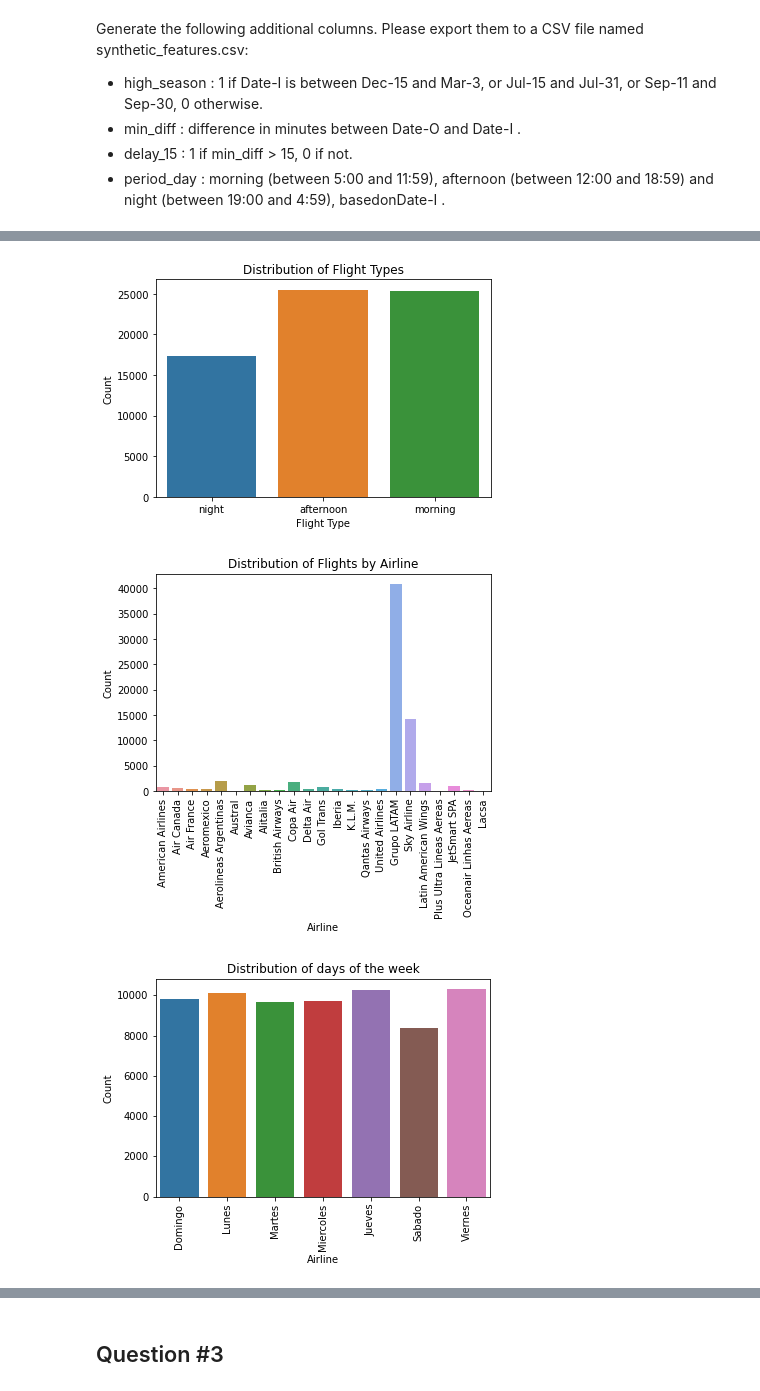
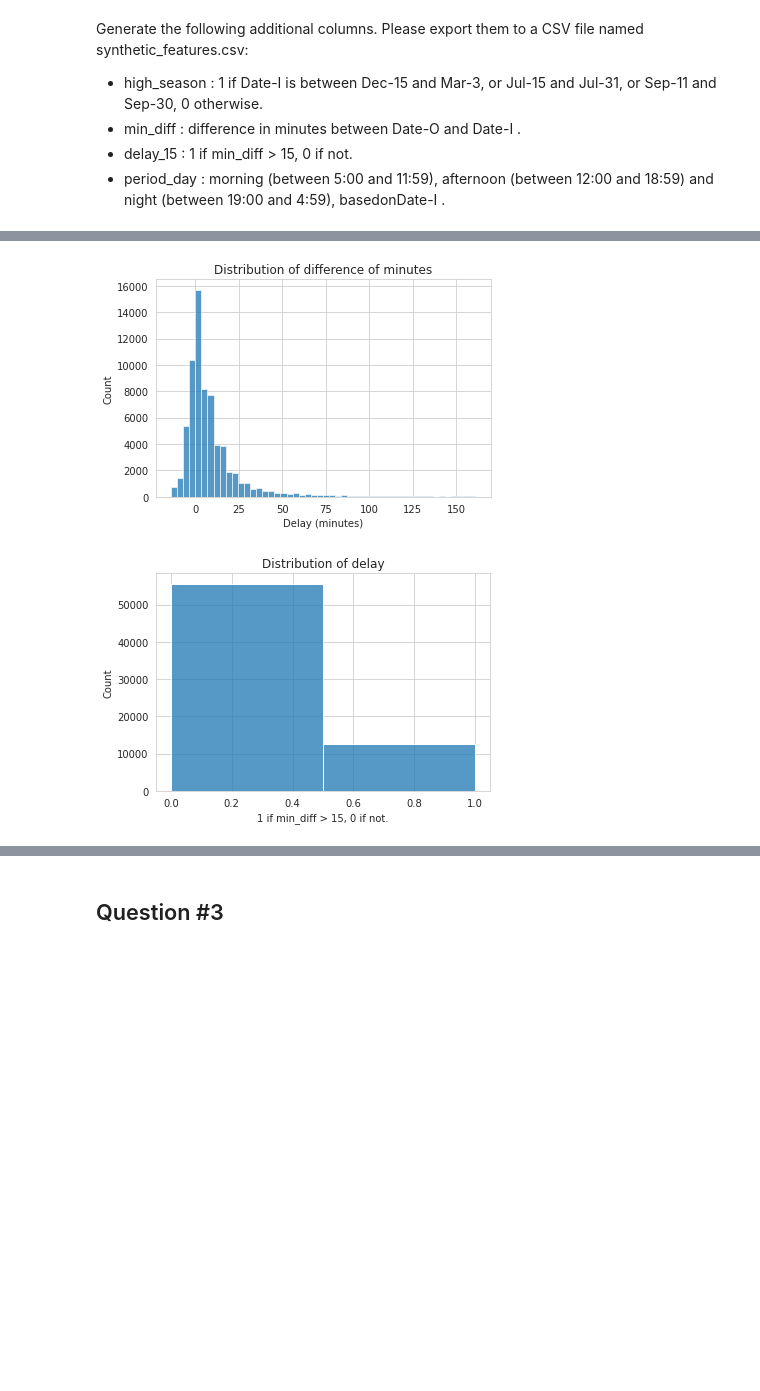
Before and after one commit to almendradelmoral/Challenge-Data-Scientist-Almendra-del-Moral, a Jupyter notebook: solution.ipynb, the cells around one changed output, grey strips where cells are left out. Cells and saved outputs as stored; diff of their text form; code cells hidden in the pictures; blank space fills up the shorter version.

```diff
--- a/solution.ipynb
+++ b/solution.ipynb
@@ -139,46 +252,22 @@ df['period_day'] = df['Fecha-I'].apply(lambda x: 'morning' if x.time().hour in m
 # Export to CSV
 df[['high_season', 'min_diff', 'delay_15', 'period_day']].to_csv('synthetic_features.csv', index=False)
 # %%
-## Visual exploratory analysis
-import seaborn as sns
-import matplotlib.pyplot as plt
-
-# Plot the distribution of flight types
-sns.countplot(x='TIPOVUELO', data=df)
-plt.title('Distribution of Flight Types')
-plt.xlabel('Flight Type')
-plt.ylabel('Count')
-plt.show()
+## Visual exploratory analysis of the new variables
 
 # Plot the distribution of high season
 sns.countplot(x='high_season', data=df)
-plt.title('Distribution of Flight Types')
+plt.title('Distribution of high season')
 plt.xlabel('Flight Type')
 plt.ylabel('Count')
 plt.show()
 
 # Plot the distribution of period of the day
 sns.countplot(x='period_day', data=df)
-plt.title('Distribution of Flight Types')
+plt.title('Distribution of period of the day')
 plt.xlabel('Flight Type')
 plt.ylabel('Count')
 plt.show()
 
-# Plot the distribution of flights by airline
-sns.countplot(x='OPERA', data=df)
-plt.title('Distribution of Flights by Airline')
-plt.xlabel('Airline')
-plt.ylabel('Count')
-plt.xticks(rotation=90)
-plt.show()
-
-# Plot the distribution of flights by airline
-sns.countplot(x='DIANOM', data=df)
-plt.title('Distribution of days of the week')
-plt.xlabel('Airline')
-plt.ylabel('Count')
-plt.xticks(rotation=90)
-plt.show()
 
 # Plot the distribution of delays
 sns.histplot(x='min_diff', data=df, bins=50)
@@ -199,3 +288,2 @@ plt.show()
-[figure, old version]
+[figure, new version]
-[figure, old version]
+[figure, new version]
-[figure, removed]
```
Also changed, not shown: parts of 46 cells of this notebook, 1 other file.
